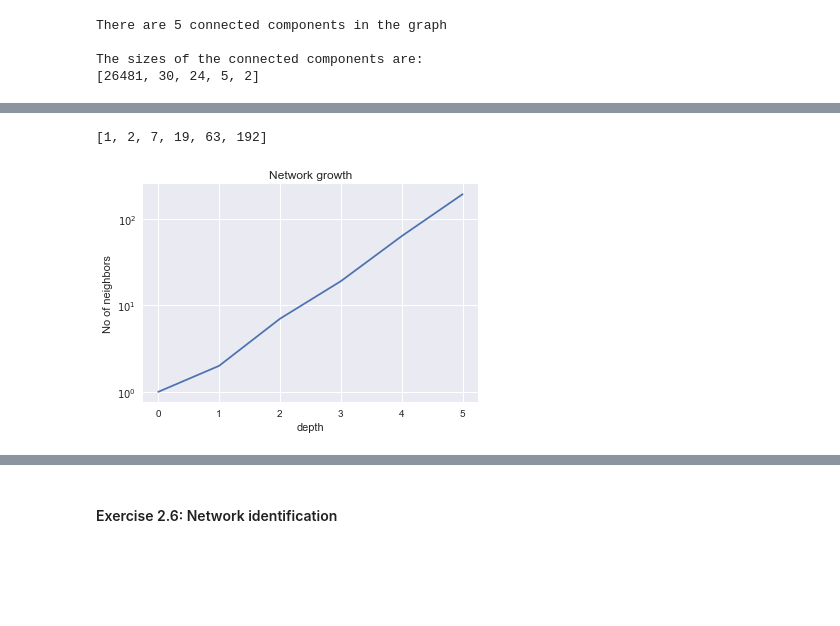
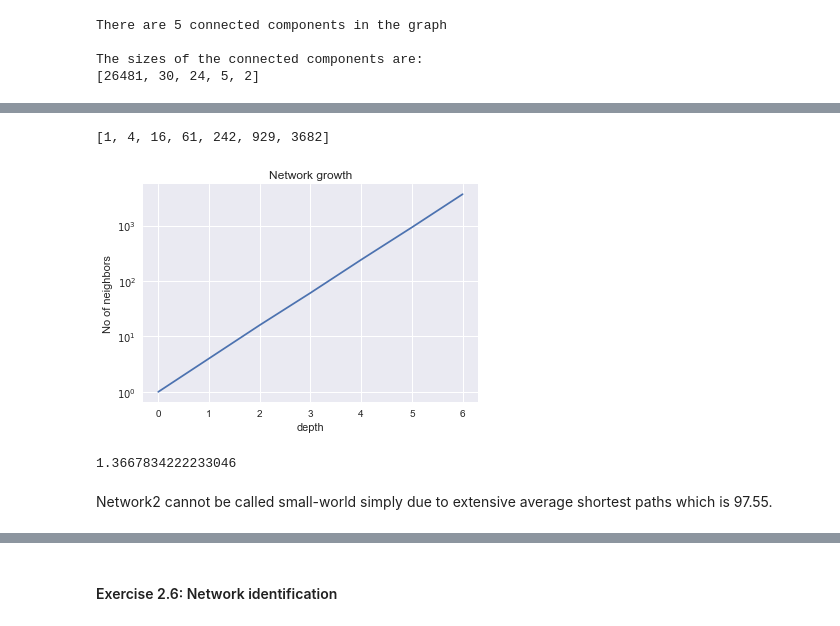
Before and after one commit to aurlien/friendship_paradox, a Jupyter notebook: lab2/notebooks/ix-lab2-notebook-part1.ipynb, the cells around one changed output, grey strips where cells are left out. Cells and saved outputs as stored; diff of their text form; code cells hidden in the pictures; blank space fills up the shorter version.

```diff
--- a/lab2/notebooks/ix-lab2-notebook-part1.ipynb
+++ b/lab2/notebooks/ix-lab2-notebook-part1.ipynb
@@ -143,7 +175,0 @@ small_world(G1)
-# %%
-ccomps = sorted(nx.connected_components(G1), \
-                                  key = len, reverse=True)
-giant = list(ccomps[0])
-
-np.random.seed(1)
-random_node = np.random.choice(giant)
@@ -205,11 +251,20 @@ small_world(G2)
 # %%
 ccomps = sorted(nx.connected_components(G2),key = len, reverse=True)
 giant = list(ccomps[0])
 np.random.seed(1)
 random_node = np.random.choice(giant)
+distance = 6
 
-network_grw = network_growth(G2, random_node, 5)
+network_grw = network_growth(G2, random_node, 6)
 network_grw
 # %% [output]
-[1, 2, 7, 19, 63, 192]
+[1, 4, 16, 61, 242, 929, 3682]
-[figure, old version]
+[figure, new version]
+# %%
+fit = np.polyfit(range(len(network_grw)), np.log(network_grw), 1, w=np.sqrt(network_grw))
+slope = fit[0]
+slope
+# %% [output]
+1.3667834222233046
+# %% [markdown]
+Network2 cannot be called small-world simply due to extensive average shortest paths which is 97.55.
```
Also changed, not shown: parts of 27 cells of this notebook.
